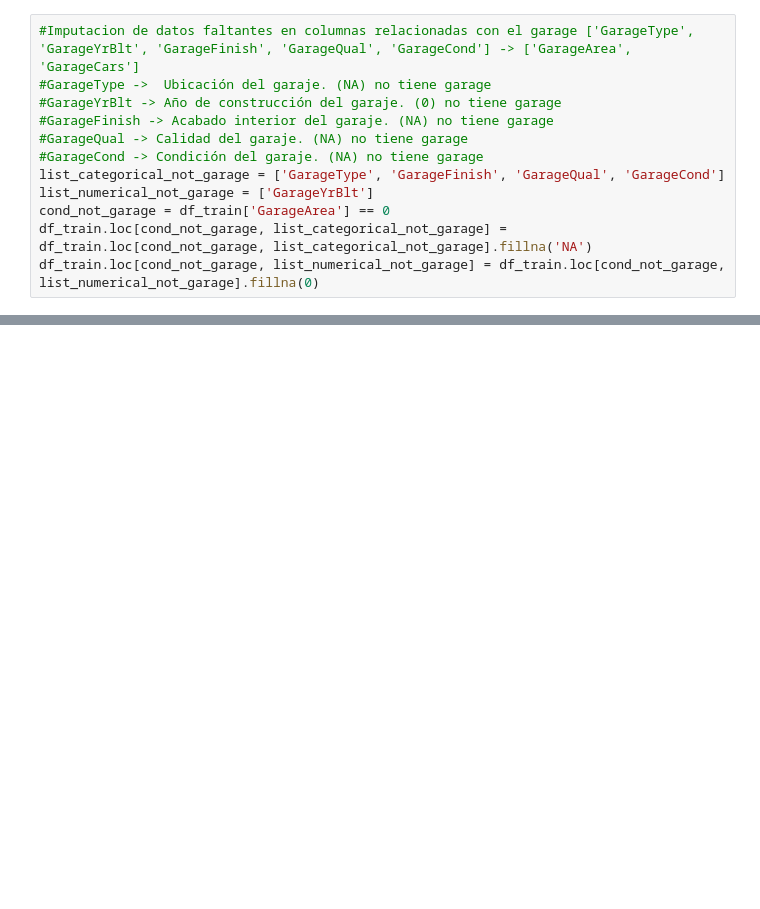
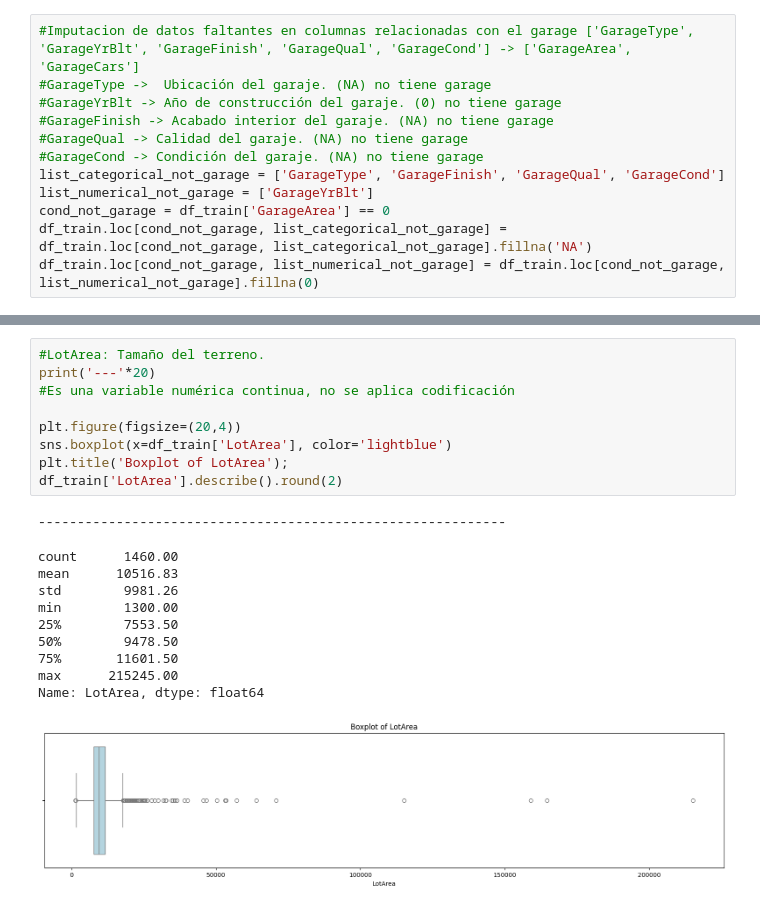
Before and after one commit to Albe036/ML-house-prices, a Jupyter notebook: notebooks/eda_01.ipynb, the cells around one changed output, grey strips where cells are left out. Cells and saved outputs as stored; diff of their text form; blank space fills up the shorter version.

```diff
--- a/notebooks/eda_01.ipynb
+++ b/notebooks/eda_01.ipynb
@@ -899,0 +1343,21 @@ display(ohe_salecondition.head())
+# %%
+#LotArea: Tamaño del terreno.
+print('---'*20)
+#Es una variable numérica continua, no se aplica codificación
+
+plt.figure(figsize=(20,4))
+sns.boxplot(x=df_train['LotArea'], color='lightblue')
+plt.title('Boxplot of LotArea');
+df_train['LotArea'].describe().round(2)
+# %% [output]
+------------------------------------------------------------
+count      1460.00
+mean      10516.83
+std        9981.26
+min        1300.00
+25%        7553.50
+50%        9478.50
+75%       11601.50
+max      215245.00
+Name: LotArea, dtype: float64
+[figure, added]
```
Also changed, not shown: parts of 45 cells of this notebook.
